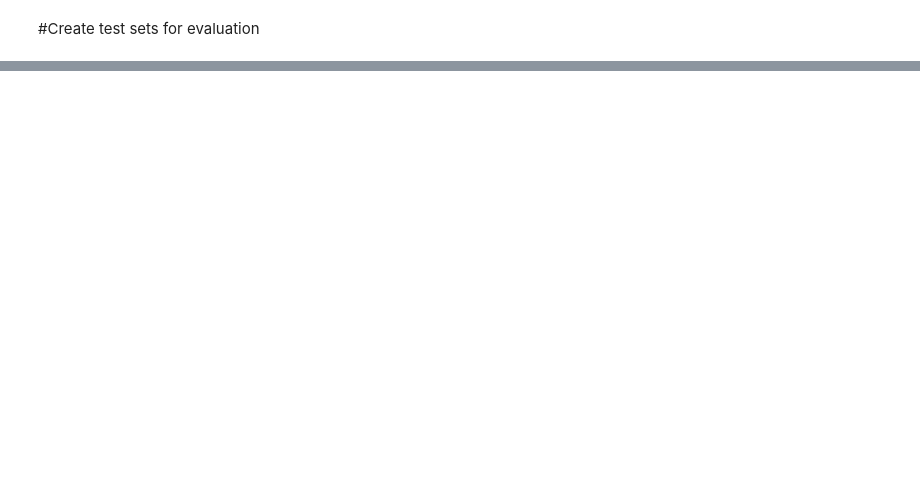
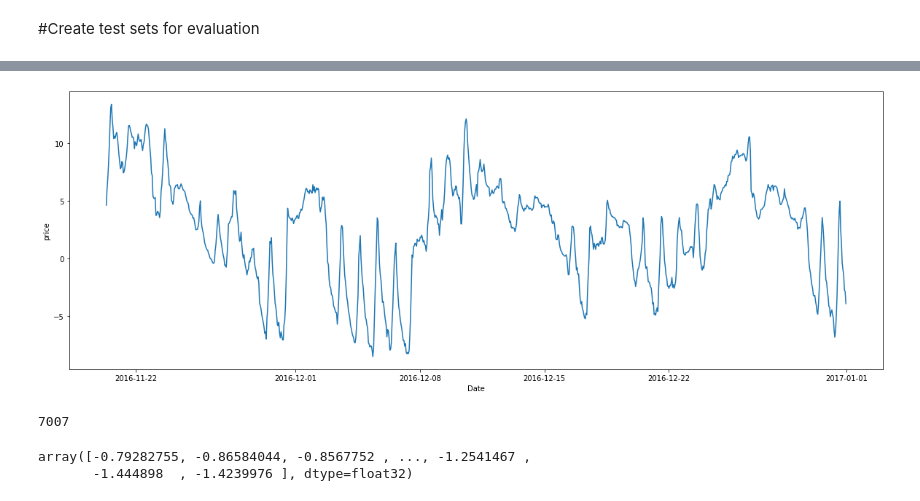
Before and after one commit to Forpee/time-series-practice-0, a Jupyter notebook: Time_Series.ipynb, the cells around one changed output, grey strips where cells are left out. Drawn from its saved outputs; the diff is of its cells as text; code cells hidden in the pictures; blank space fills up the shorter version.

```diff
--- a/Time_Series.ipynb
+++ b/Time_Series.ipynb
@@ -646,0 +683,18 @@ model_0_results
+# %%
+plt.figure(figsize=(20, 7))
+
+plt.plot(date_time[-1000:], temp_arr[-1000:])
+plt.xlabel('Date')
+plt.ylabel('price')
+plt.show()
+# %% [output]
+[figure, added]
+# %%
+len(test_windows)
+# %% [output]
+7007
+# %%
+model_0_preds.numpy()
+# %% [output]
+array([-0.79282755, -0.86584044, -0.8567752 , ..., -1.2541467 ,
+       -1.444898  , -1.4239976 ], dtype=float32)
```
Also changed, not shown: parts of 43 cells of this notebook.
